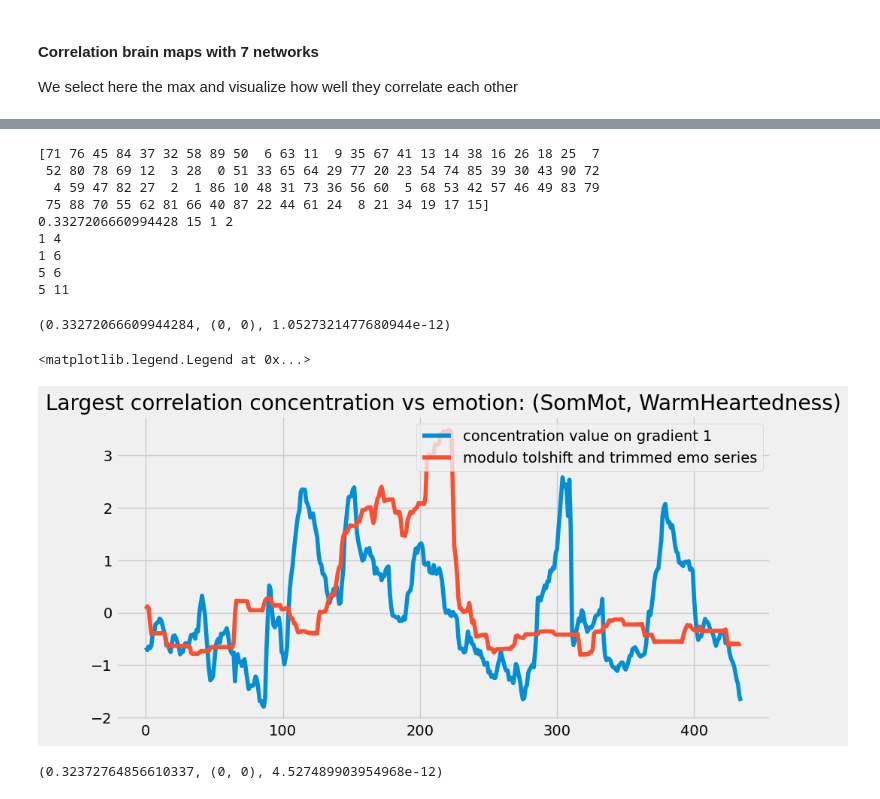
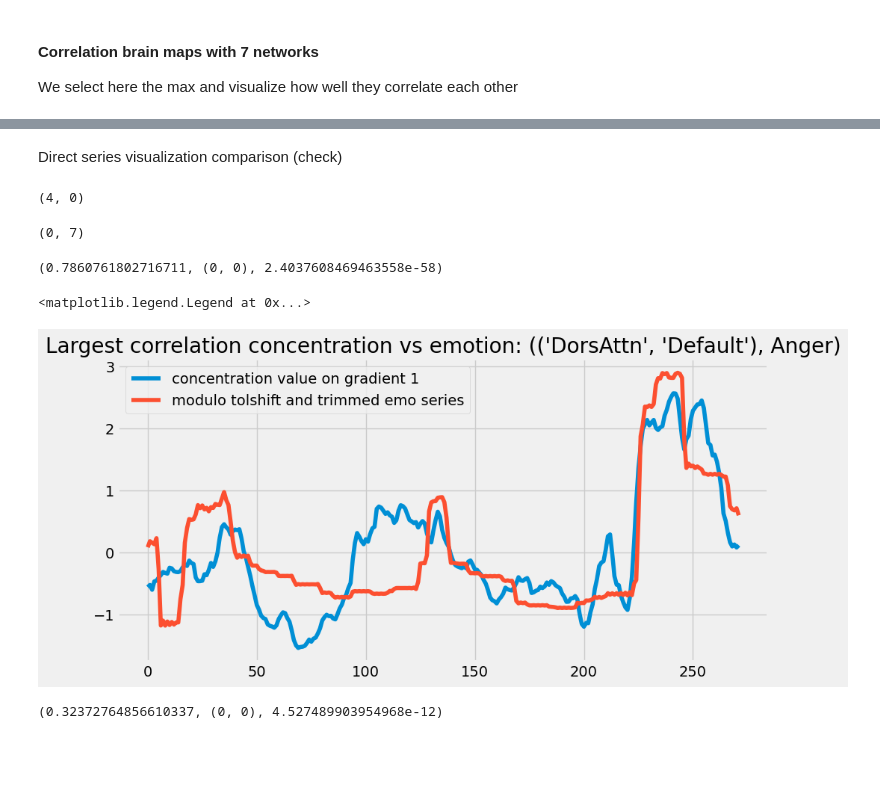
Before and after one commit to MIPLabCH/emoguide_gradients, a Jupyter notebook: 07_fmri-emotion_cohesion.ipynb, the cells around one changed output, grey strips where cells are left out. Drawn from its saved outputs; the diff is of its cells as text; code cells hidden in the pictures; blank space fills up the shorter version.

```diff
--- a/07_fmri-emotion_cohesion.ipynb
+++ b/07_fmri-emotion_cohesion.ipynb
@@ -55,10 +90,15 @@ select = ['Anger','Guilt','WarmHeartedness', \
              'Disgust','Happiness','Fear','Contempt','Anxiety', \
              'Satisfaction','Shame','Surprise','Love','Sad']
 
-plt.figure(figsize=(15,5))
+NUM_COLORS = len(select)
+cm = plt.get_cmap('gist_rainbow')
+fig,ax = plt.subplots(1,1, figsize=(15,5))
+ax.set_prop_cycle(color=[cm(1.*i/NUM_COLORS) for i in range(NUM_COLORS)])
+
 for emotion in select:
     emo_series = np.array(emo_df[emo_df.item==emotion]['score'])[:450]
-    plt.plot(emo_series, label=emotion)
+    ax.plot(emo_series, label=emotion)
 
-plt.legend()
+ax.legend(loc=1, prop={'size':7})
+ax.set_title("Aggregated Emotion time series")
 # %% [output]
@@ -145,40 +287,33 @@ plt.show()
-# %%
-print(np.argsort(scores.flatten()))
-
-print(scores.max(), scores.argmax(), scores.argmax()//m, scores.argmax()%m)
-print(17//m,17%m)
-print(19//m,19%m)
-print(71//m,71%m)
-print(76//m,76%m)
-# %% [output]
-[71 76 45 84 37 32 58 89 50  6 63 11  9 35 67 41 13 14 38 16 26 18 25  7
- 52 80 78 69 12  3 28  0 51 33 65 64 29 77 20 23 54 74 85 39 30 43 90 72
-  4 59 47 82 27  2  1 86 10 48 31 73 36 56 60  5 68 53 42 57 46 49 83 79
- 75 88 70 55 62 81 66 40 87 22 44 61 24  8 21 34 19 17 15]
-0.3327206660994428 15 1 2
-1 4
-1 6
-5 6
-5 11
+# %% [markdown]
+Direct series visualization comparison (check)
+# %%
+scores[0].argmax()//13, scores[0].argmax()%13
+# %% [output]
+(4, 0)
+# %%
+scores[1].argmax()//13, scores[1].argmax()%13
+# %% [output]
+(0, 7)
 # %%
-idxa = 1
-idxb = 2
-a = np.abs(G_movie[:,index2region[regions[idxa]]]).std(axis=1)[:,grad_idx]
-b = np.array(emo_df[emo_df.item==select[idxb]]['score'])
-b = overlap_add(b, 1)
-
-a, b = zscore(a), zscore(b)
-print(correlation_search(a,b[:a.shape[0]], 0, 1))
-
+# METRIC 1
+p1,p2 = pairs[4]
+y = np.asarray([networks_distance(G_movie[t], G_movie[t], p1, p2)
+                for t in range(len(G_movie))])
+z1 = zscore(y)
+emo_series = np.array(emo_df[emo_df.item==select[0]]['score'])
+smoothened = overlap_add(emo_series, smfactor)
+z2   = zscore(smoothened[:z1.shape[0]])
+corr = correlation_search(z1,z2, tolshift)
+print(correlation_search(z1,z2, 0, 1))
 plt.figure(figsize=(10,5))
-plt.plot(a, label='concentration value on gradient {}'.format(grad_idx + 1))
-plt.plot(b[:a.shape[0]], label='modulo tolshift and trimmed emo series')
-plt.title("Largest correlation concentration vs emotion: ({}, {})".format(regions[idxa],select[idxb]))
+plt.plot(z1, label='concentration value on gradient {}'.format(grad_idx + 1))
+plt.plot(z2, label='modulo tolshift and trimmed emo series')
+plt.title("Largest correlation concentration vs emotion: ({}, {})".format(pairs[4],select[0]))
 plt.legend()
 # %% [output]
-(0.33272066609944284, (0, 0), 1.0527321477680944e-12)
+(0.7860761802716711, (0, 0), 2.4037608469463558e-58)
 <matplotlib.legend.Legend at 0x...>
-[figure, old version]
+[figure, new version]
 # %%
 idxa = 1
 idxb = 4
```
Also changed, not shown: parts of 16 cells of this notebook, 8 other files.
